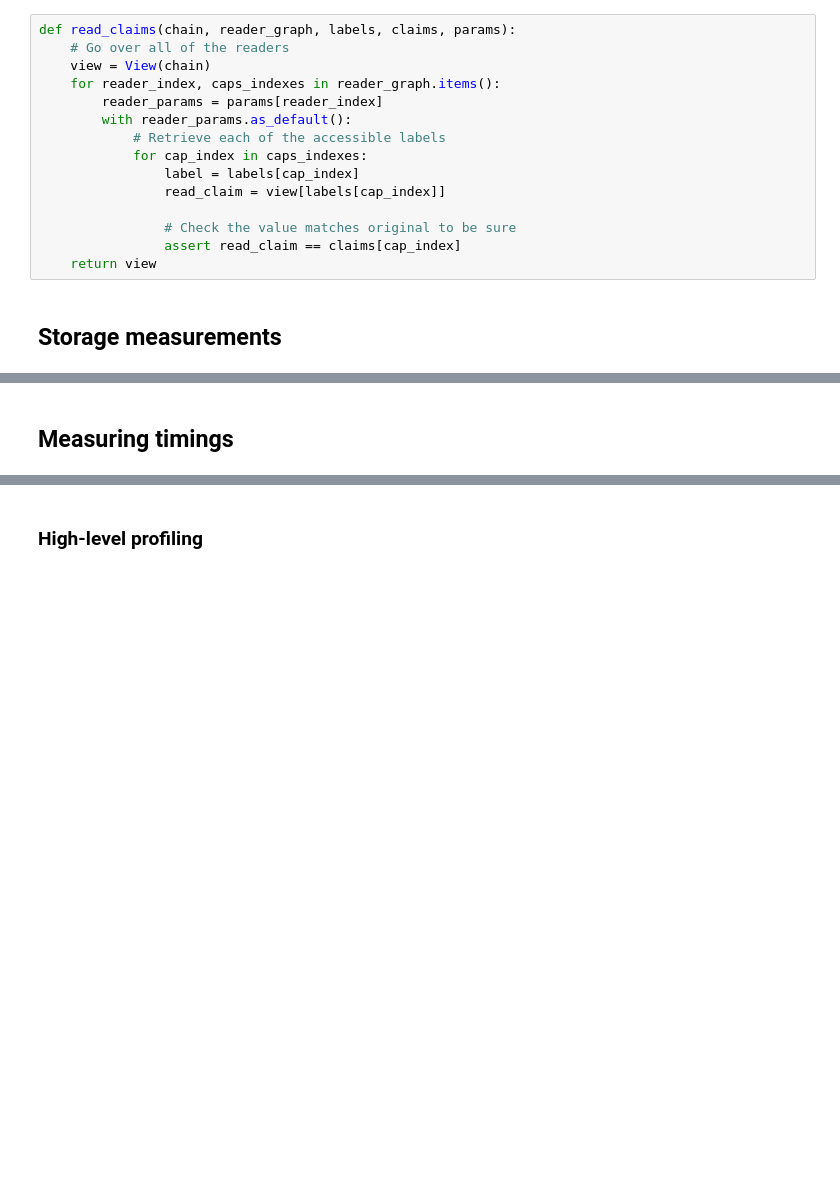
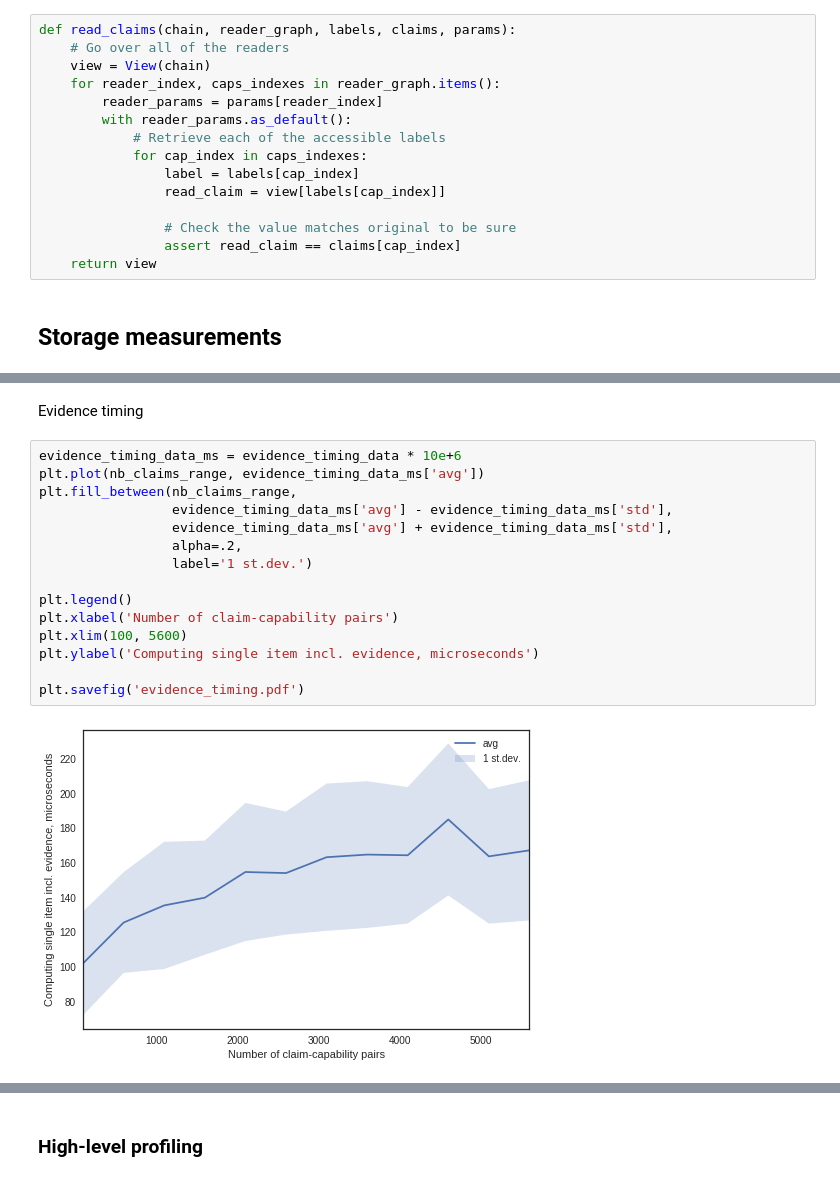
Before and after one commit to claimchain/claimchain-core, a Jupyter notebook: simulations/operations_profiling.ipynb, the cells around one changed output, grey strips where cells are left out. Saved outputs shown, nothing was run; the diff lists cells and outputs as text; blank space fills up the shorter version.

```diff
--- a/simulations/operations_profiling.ipynb
+++ b/simulations/operations_profiling.ipynb
@@ -181,2 +184,19 @@ plt.show()
-# %% [markdown]
-## Measuring timings
+# %% [markdown]
+Evidence timing
+# %%
+evidence_timing_data_ms = evidence_timing_data * 10e+6
+plt.plot(nb_claims_range, evidence_timing_data_ms['avg'])
+plt.fill_between(nb_claims_range,
+                 evidence_timing_data_ms['avg'] - evidence_timing_data_ms['std'],
+                 evidence_timing_data_ms['avg'] + evidence_timing_data_ms['std'],
+                 alpha=.2,
+                 label='1 st.dev.')
+
+plt.legend()
+plt.xlabel('Number of claim-capability pairs')
+plt.xlim(100, 5600)
+plt.ylabel('Computing single item incl. evidence, microseconds')
+
+plt.savefig('evidence_timing.pdf')
+# %% [output]
+[figure, added]
```
Also changed, not shown: parts of 19 cells of this notebook, 1 other file.
